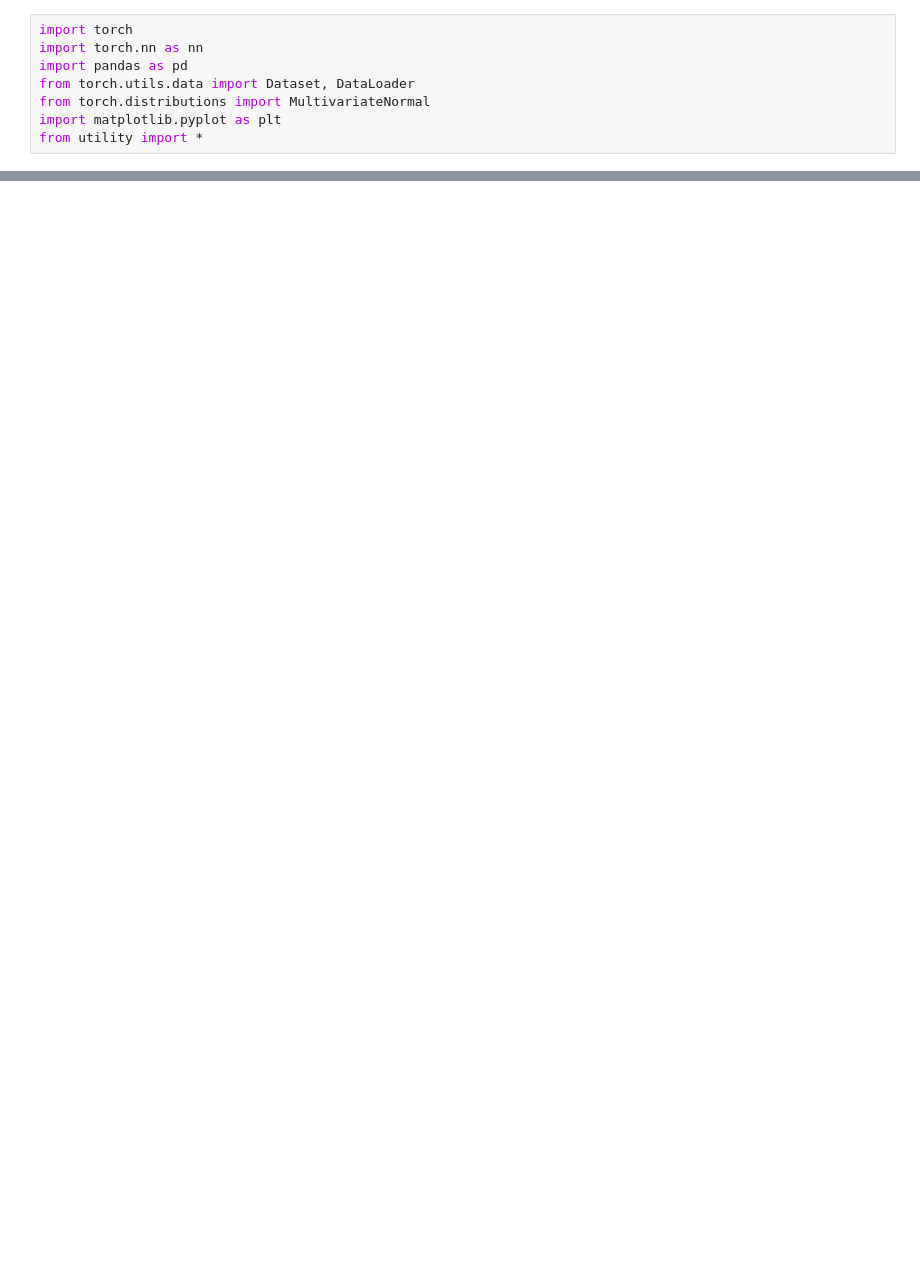
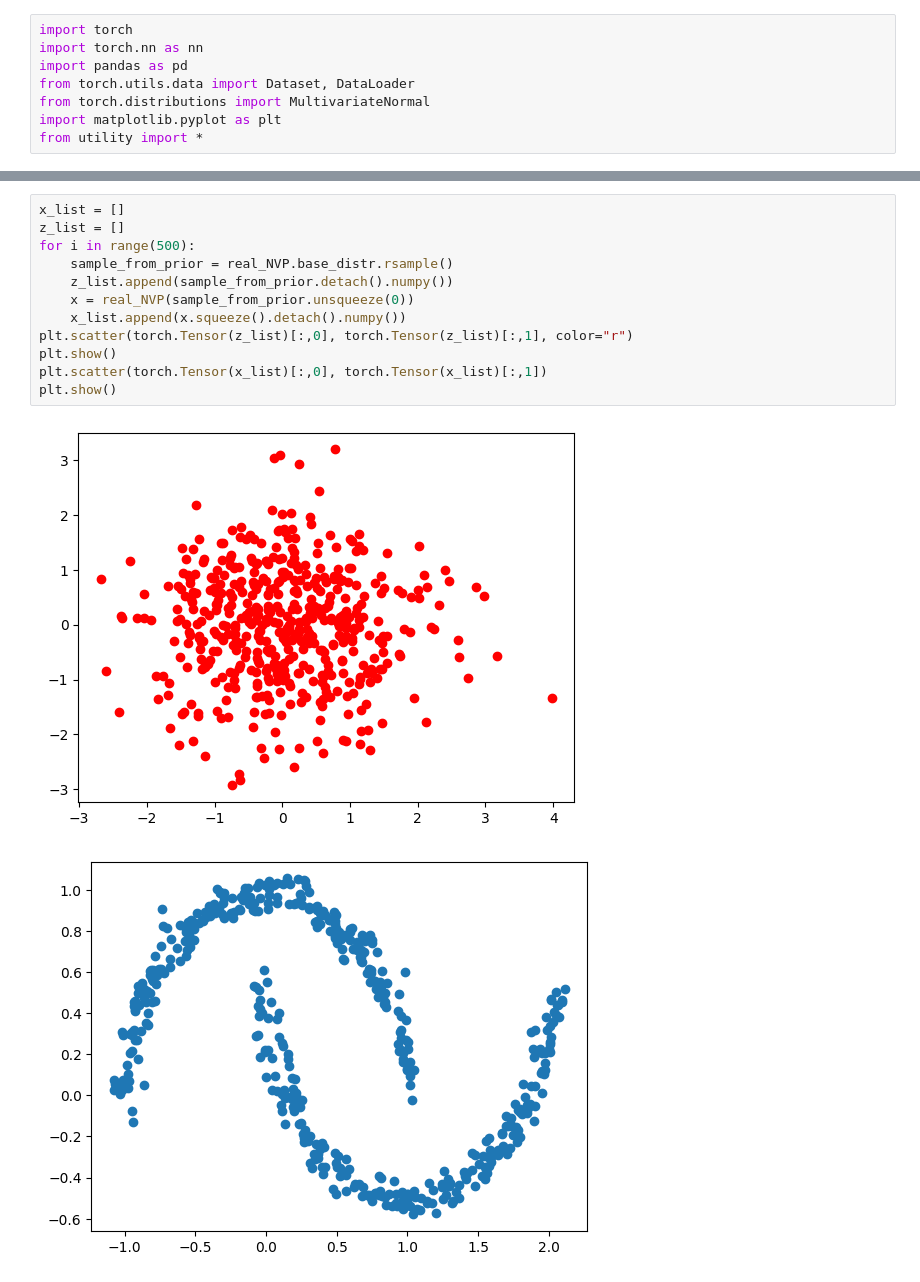
Before and after one commit to MJordahn/probai2022-NTNU, a Jupyter notebook: Real-NVP.ipynb, the cells around one changed output, grey strips where cells are left out. Drawn from its saved outputs; the diff is of its cells as text; blank space fills up the shorter version.

```diff
--- a/Real-NVP.ipynb
+++ b/Real-NVP.ipynb
@@ -72,0 +154,15 @@ print(cl(torch.Tensor([[1,2]])))
+# %%
+x_list = []
+z_list = []
+for i in range(500):
+    sample_from_prior = real_NVP.base_distr.rsample()
+    z_list.append(sample_from_prior.detach().numpy())
+    x = real_NVP(sample_from_prior.unsqueeze(0))
+    x_list.append(x.squeeze().detach().numpy())
+plt.scatter(torch.Tensor(z_list)[:,0], torch.Tensor(z_list)[:,1], color="r")
+plt.show()
+plt.scatter(torch.Tensor(x_list)[:,0], torch.Tensor(x_list)[:,1])
+plt.show()
+# %% [output]
+[figure, added]
+[figure, added]
```
Also changed, not shown: parts of 5 cells of this notebook, 15 other files.
